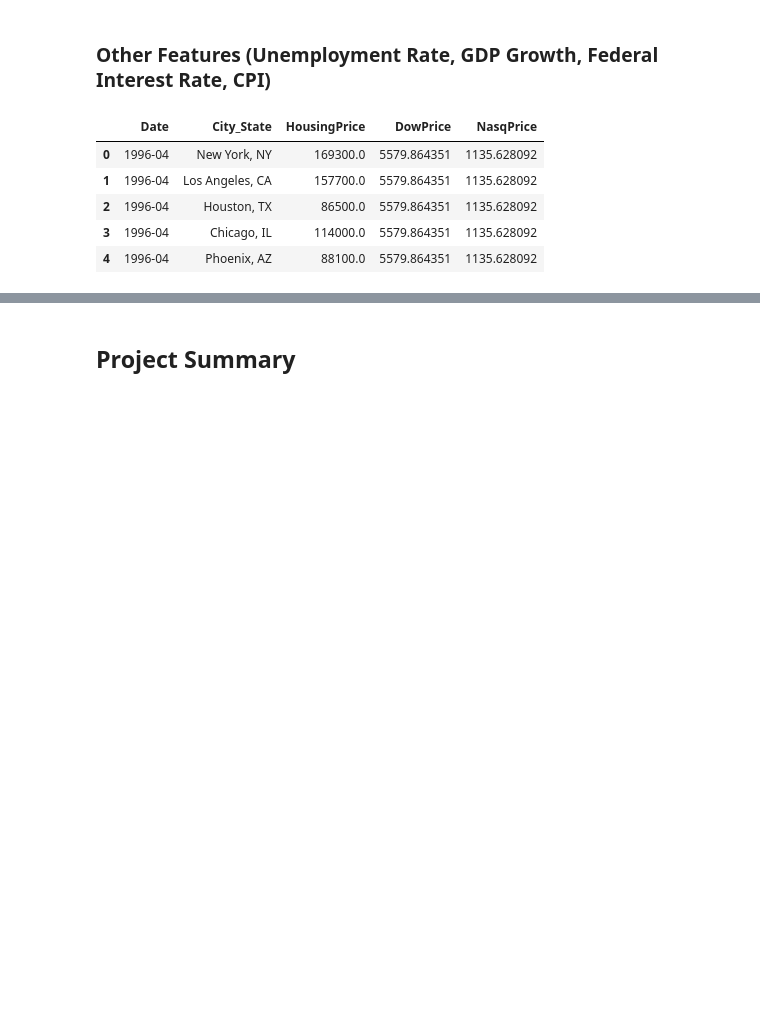
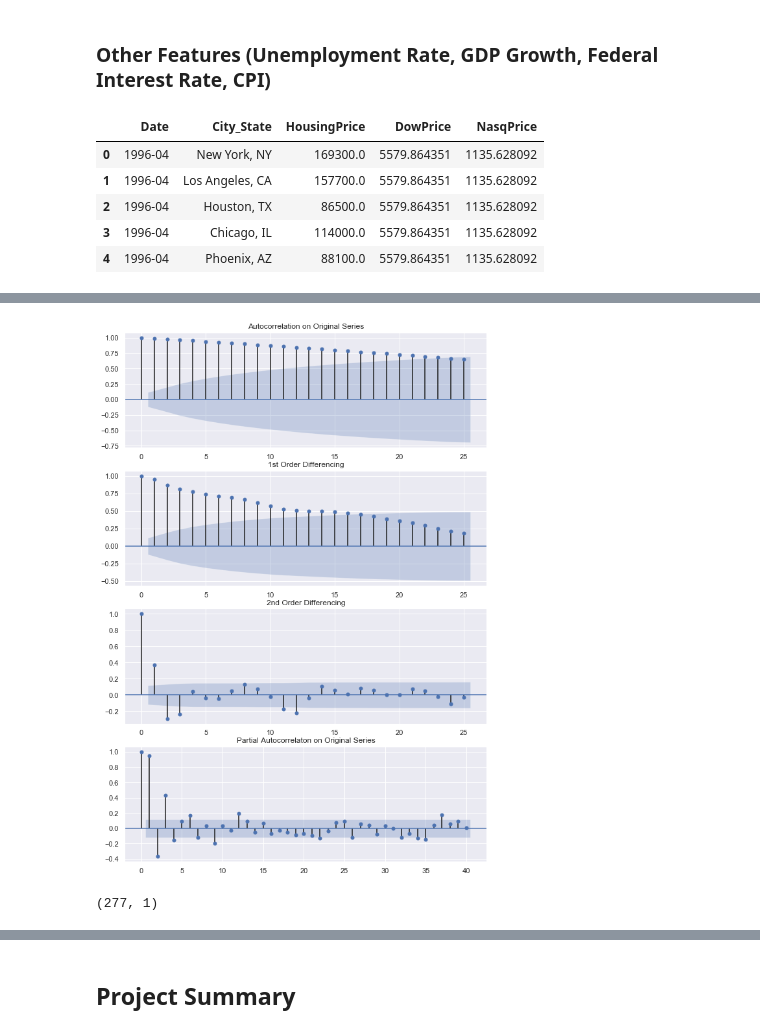
Before and after one commit to leehongc/housing, a Jupyter notebook: HousingProject.ipynb, the cells around one changed output, grey strips where cells are left out. Saved outputs shown, nothing was run; the diff lists cells and outputs as text; code cells hidden in the pictures; blank space fills up the shorter version.

```diff
--- a/HousingProject.ipynb
+++ b/HousingProject.ipynb
@@ -539,0 +572,20 @@ zildow = sns.lineplot(x='Date', y='Price', hue='Category', data=zildowreshaped)
+# %%
+fig = plt.figure(figsize=(10, 15))
+ax1 = fig.add_subplot(411)
+fig = plot_acf(ny, ax=ax1,
+               title="Autocorrelation on Original Series")
+ax2 = fig.add_subplot(412)
+fig = plot_acf(ny.diff().dropna(), ax=ax2,
+               title="1st Order Differencing")
+ax3 = fig.add_subplot(413)
+fig = plot_acf(ny.diff().diff().dropna(), ax=ax3,
+               title="2nd Order Differencing")
+ax4 = fig.add_subplot(414)
+fig = plot_pacf(ny.diff().dropna(), ax=ax4, lags=40,
+               title= 'Partial Autocorrelaton on Original Series')
+# %% [output]
+[figure, added]
+# %%
+ny.shape
+# %% [output]
+(277, 1)
```
Also changed, not shown: parts of 12 cells of this notebook.
